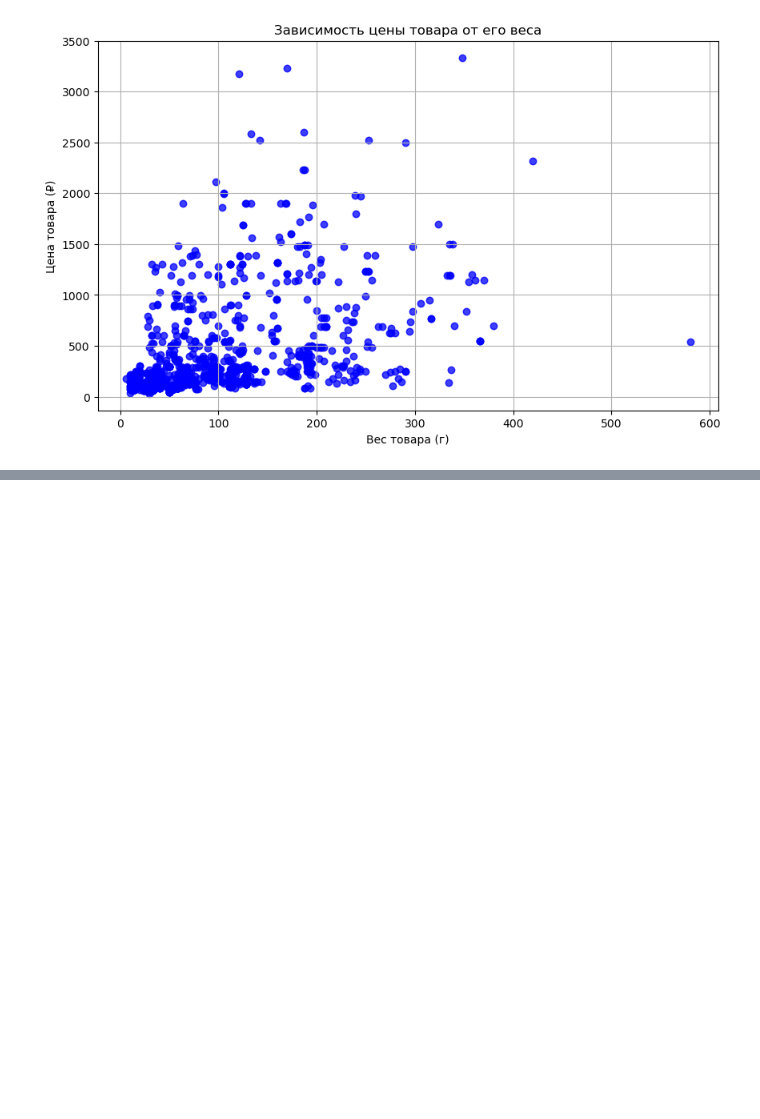
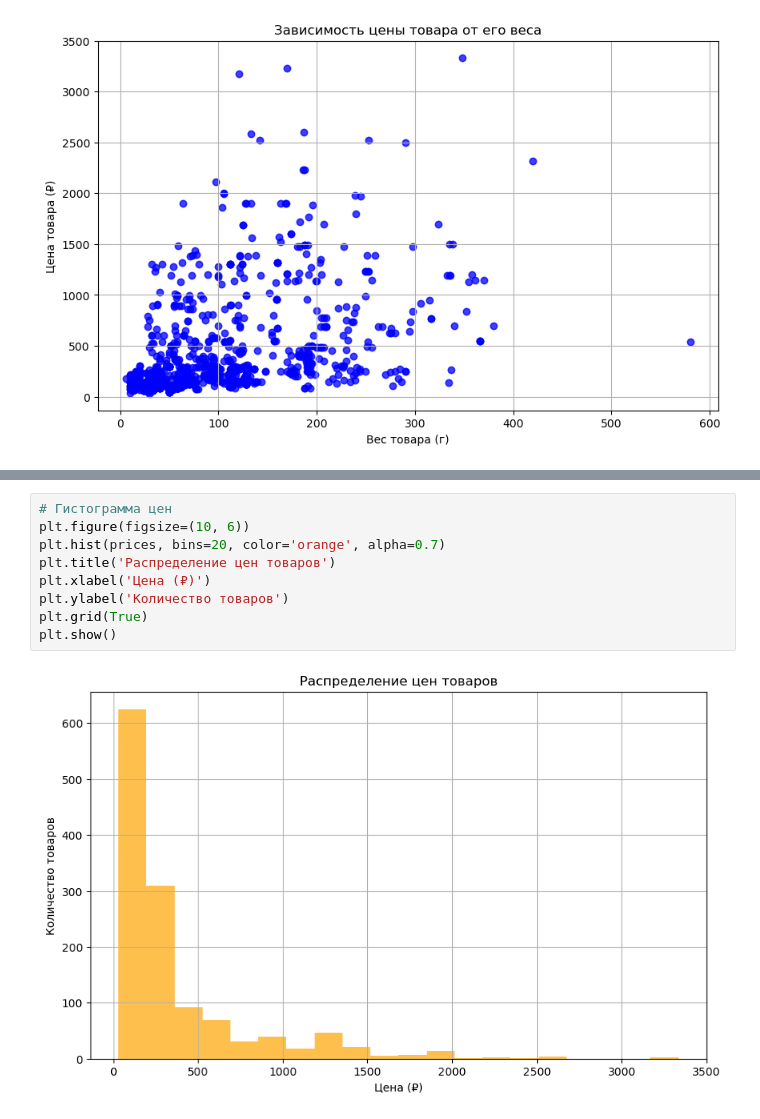
Before and after one commit to marita-mint/ulybka-radugi-project, a Jupyter notebook: new.ipynb, the cells around one changed output, grey strips where cells are left out. Saved outputs shown, nothing was run; the diff lists cells and outputs as text; blank space fills up the shorter version.

```diff
--- a/new.ipynb
+++ b/new.ipynb
@@ -271,0 +405,11 @@ plt.show()
+# %%
+# Гистограмма цен
+plt.figure(figsize=(10, 6))
+plt.hist(prices, bins=20, color='orange', alpha=0.7)
+plt.title('Распределение цен товаров')
+plt.xlabel('Цена (₽)')
+plt.ylabel('Количество товаров')
+plt.grid(True)
+plt.show()
+# %% [output]
+[figure, added]
```
Also changed, not shown: parts of 12 cells of this notebook.
